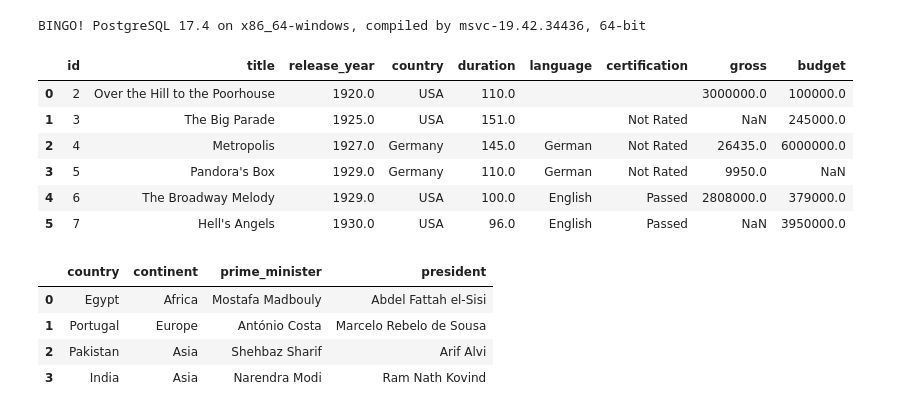
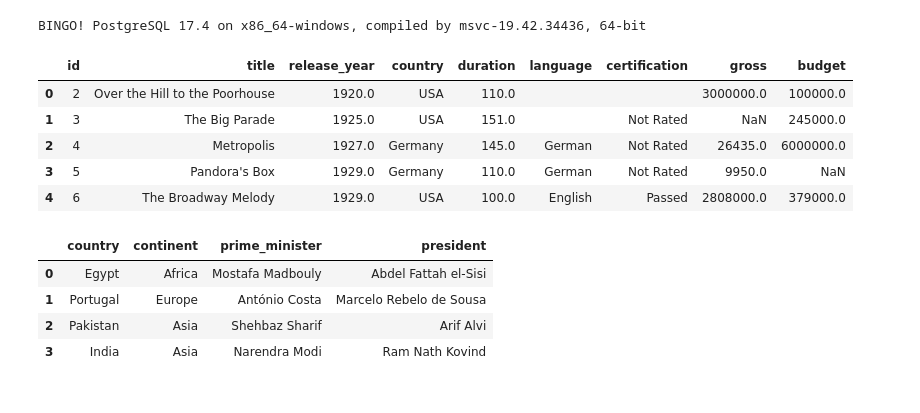
Before and after one commit to RheoTechnicalX/SQL_Training, a Jupyter notebook: 3joiningdata1.ipynb, the cells around one changed output. Drawn from its saved outputs; the diff is of its cells as text; code cells hidden in the pictures.

```diff
--- a/3joiningdata1.ipynb
+++ b/3joiningdata1.ipynb
@@ -35,18 +35,17 @@ BINGO! PostgreSQL 17.4 on x86_64-windows, compiled by msvc-19.42.34436, 64-bit
 # %%
 #Query SQL Tables
 from sqlalchemy import text
 
-query = "SELECT * FROM films LIMIT 6;"
+query = "SELECT * FROM films LIMIT 5;"
 df = pd.read_sql(text(query),eg)
 df
 # %% [output]
 |  | id | title | release_year | country | duration | language | certification | gross | budget |
 | 0 | 2 | Over the Hill to the Poorhouse | 1920.0 | USA | 110.0 |  |  | 3000000.0 | 100000.0 |
 | 1 | 3 | The Big Parade | 1925.0 | USA | 151.0 |  | Not Rated | NaN | 245000.0 |
 | 2 | 4 | Metropolis | 1927.0 | Germany | 145.0 | German | Not Rated | 26435.0 | 6000000.0 |
 | 3 | 5 | Pandora's Box | 1929.0 | Germany | 110.0 | German | Not Rated | 9950.0 | NaN |
 | 4 | 6 | The Broadway Melody | 1929.0 | USA | 100.0 | English | Passed | 2808000.0 | 379000.0 |
-| 5 | 7 | Hell's Angels | 1930.0 | USA | 96.0 | English | Passed | NaN | 3950000.0 |
 # %%
 ###############################################        Introducing Joins Section 1 & 2          ####################################################
 # NOTES
```
Also changed, not shown: parts of 28 cells of this notebook.
